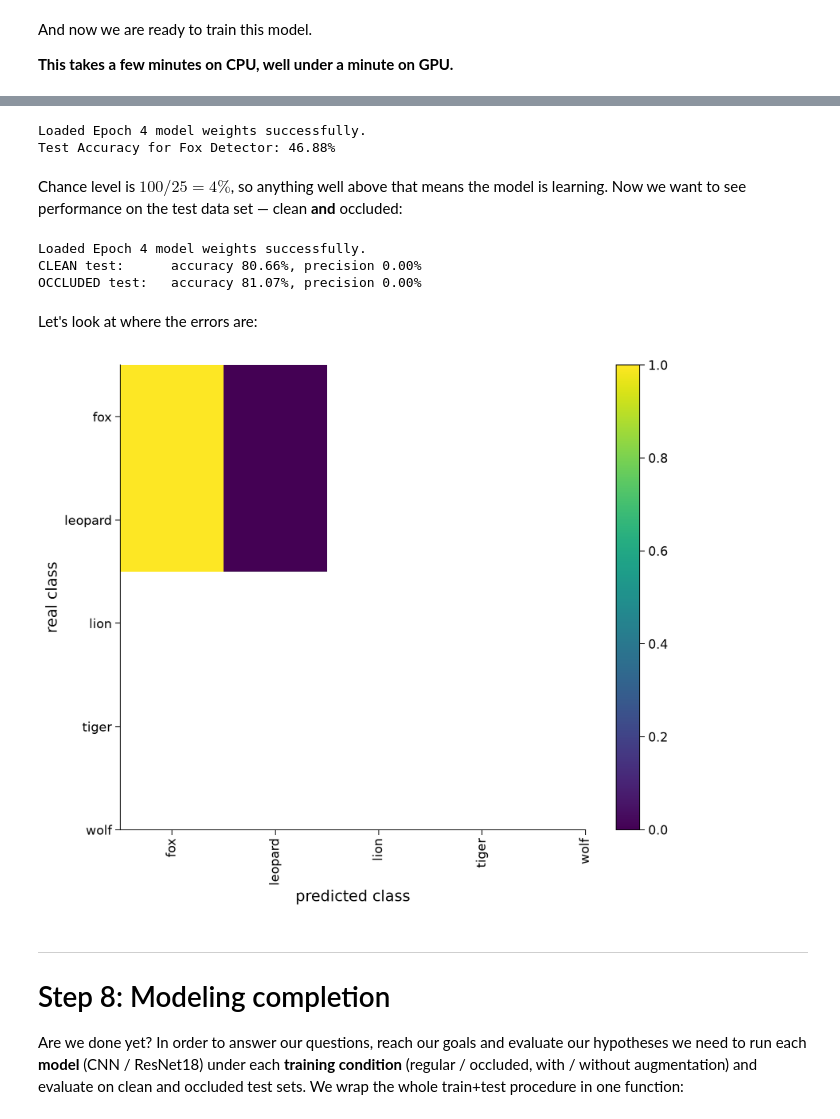
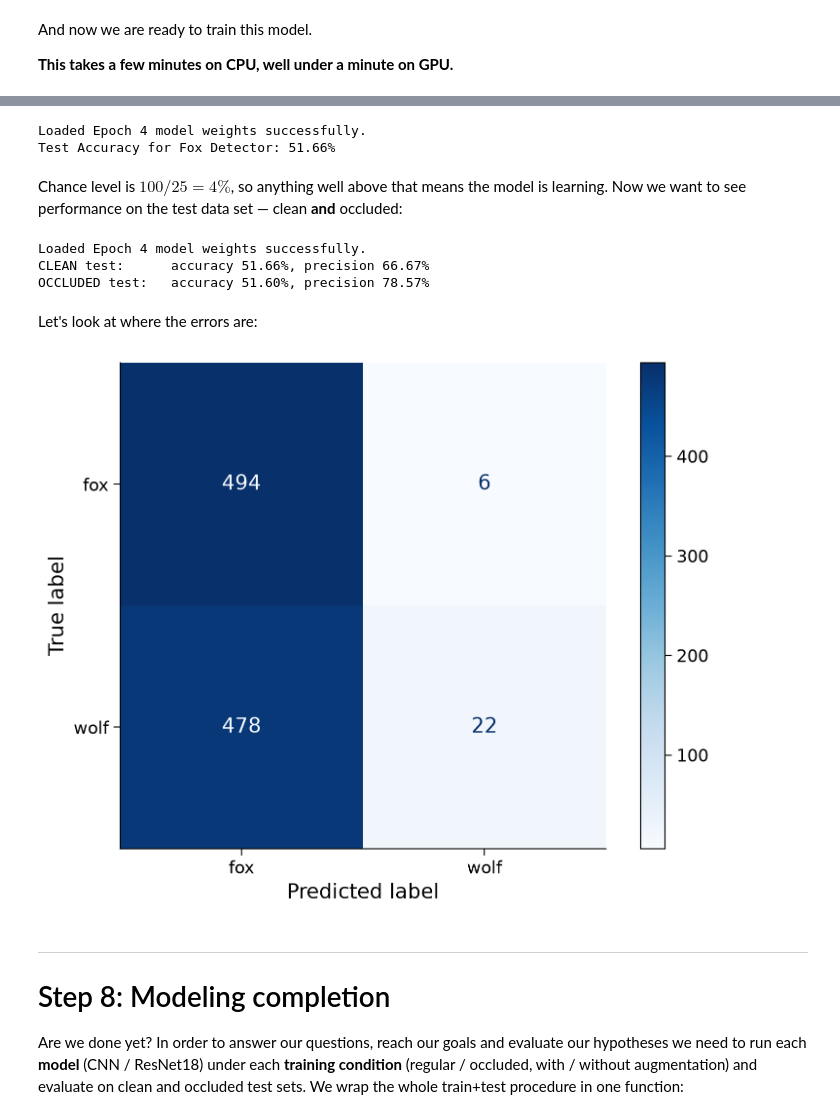
Before and after one commit to ashxhuman/Occlusion-effect-on-Model-Performance, a Jupyter notebook: Occlusion_script.ipynb, the cells around one changed output, grey strips where cells are left out. Cells and saved outputs as stored; diff of their text form; code cells hidden in the pictures.

Commit message:
add confusion matrix

```diff
--- a/Occlusion_script.ipynb
+++ b/Occlusion_script.ipynb
@@ -482,0 +501,14 @@ Types:
+# %%
+# hyper-parameters
+use_cuda = torch.cuda.is_available()
+alpha = 1  # alpha for mixup augmentation
+best_acc = 0  # best test accuracy
+start_epoch = 0  # start from epoch 0 or last checkpoint epoch
+batch_size = 128
+end_apochs = 200  # Please change this to 200
+base_learning_rate = 0.1
+cutout = True  # True/False if you want to use cutout augmentation
+mixup = False  # True/False if you want to use mixup augmentation
+n_holes = 1  # number of holes to cut out from image for cutout
+length = 16  # length of the holes for cutout augmentation
+torchvision_transforms = False # True/False if you want use torchvision augmentations
@@ -843,39 +883,26 @@ Validation set
 # %%
 test_loader = DataLoader(
-    OccludedMammalDataset(train=False, occlusion='large', seed=42),
+    test_dataset,
     batch_size=128,
     shuffle=False
 )
-
-# # 1. Prepare test data loader from raw numpy arrays
-# tensor_test_x = torch.Tensor(test_images).permute(0, 3, 1, 2)
-# tensor_test_y = torch.Tensor(test_labels)
-# test_dataset = torch.utils.data.TensorDataset(tensor_test_x, tensor_test_y)
-# test_loader = DataLoader(dataset=test_dataset, batch_size=128, shuffle=False)
 
 # 1. Load the specific Epoch 4 weights
 model.load_state_dict(torch.load('fox_detector_epoch4.pth', map_location=device))
 print("Loaded Epoch 4 model weights successfully.")
 
-# 2. Evaluation loop
-model.eval()  # Set model to evaluation mode
+model.eval()
 correct = 0
 total = 0
 
-with torch.no_grad():  # Turn off gradient tracking
+with torch.no_grad():
     for images, labels in test_loader:
         images = images.to(device)
-
-        # Map original target label index 0 (fox) to 1.0, and all others to 0.0
         binary_labels = (labels == 0).float().unsqueeze(1).to(device)
 
-        # Forward pass
         outputs = model(images)
-
-        # Positive logit (> 0) means predicting "Fox" (1), negative means "Not Fox" (0)
         predictions = (outputs > 0).float()
 
-        # Track accuracy
         total += binary_labels.size(0)
         correct += (predictions == binary_labels).sum().item()
 
@@ -883,7 +910,7 @@ test_accuracy = (correct / total) * 100
 print(f"Test Accuracy for Fox Detector: {test_accuracy:.2f}%")
 # %% [output]
 Loaded Epoch 4 model weights successfully.
-Test Accuracy for Fox Detector: 46.88%
+Test Accuracy for Fox Detector: 51.66%
 # %% [markdown]
 Chance level is $100/25 = 4\%$, so anything well above that means the model is learning. Now we want to see performance on the test data set — clean **and** occluded:
 # %%
@@ -930,7 +957,7 @@ print(f"CLEAN test:      accuracy {clean_results['accuracy']:.2f}%, precision {c
 
 # --- Evaluate on Occluded Test Dataset ---
 occluded_loader = DataLoader(
-    OccludedMammalDataset(train=False, occlusion='large', seed=42),
+    train_dataset,
     batch_size=128,
     shuffle=False
 )
@@ -938,15 +965,19 @@ occ_results = evaluateModelBinary(model, occluded_loader)
 print(f"OCCLUDED test:   accuracy {occ_results['accuracy']:.2f}%, precision {occ_results['precision']:.2f}%")
 # %% [output]
 Loaded Epoch 4 model weights successfully.
-CLEAN test:      accuracy 80.66%, precision 0.00%
-OCCLUDED test:   accuracy 81.07%, precision 0.00%
+CLEAN test:      accuracy 51.66%, precision 66.67%
+OCCLUDED test:   accuracy 51.60%, precision 78.57%
 # %% [markdown]
 Let's look at where the errors are:
 # %%
-# plt.style.use('dark_background')  # uncomment if you're using dark mode...
+def plotConfusionMatrix(real_labels, predicted_labels, class_names):
+    cm = metrics.confusion_matrix(real_labels, predicted_labels)
+    metrics.ConfusionMatrixDisplay(confusion_matrix=cm, display_labels=class_names).plot(cmap='Blues')
+    plt.show()
+
 plotConfusionMatrix(occ_results['real_labels'], occ_results['predicted_labels'], label_names)
 # %% [output]
-[figure, old version]
+[figure, new version]
 # %% [markdown]
 ---
 # Step 8: Modeling completion
```
Also changed, not shown: parts of 34 cells of this notebook.
